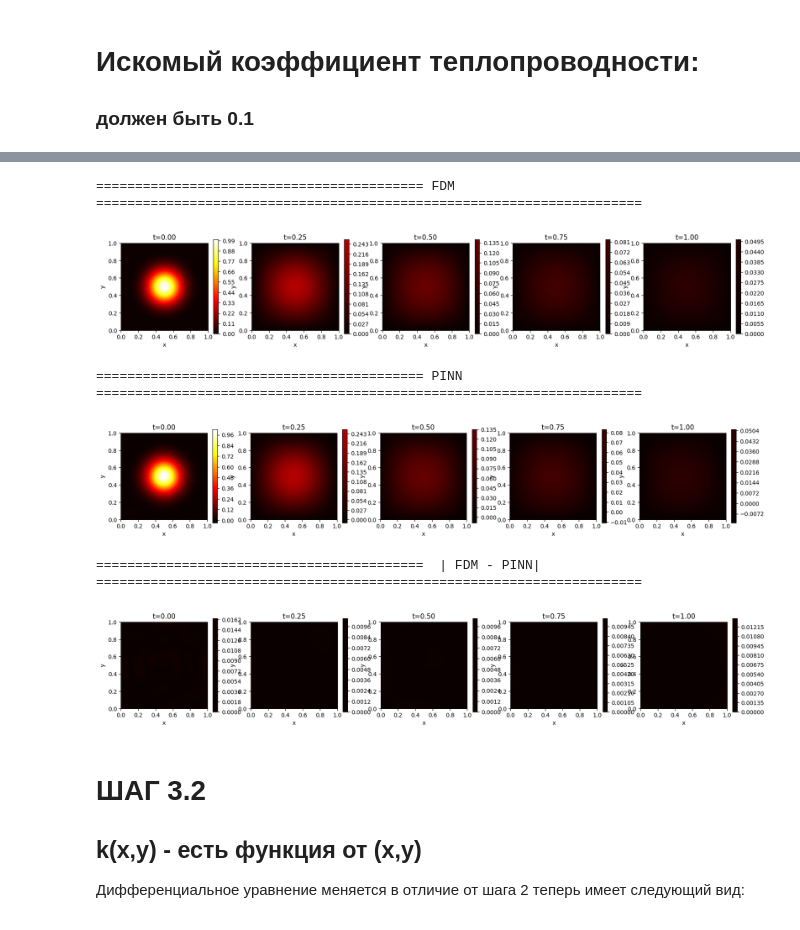
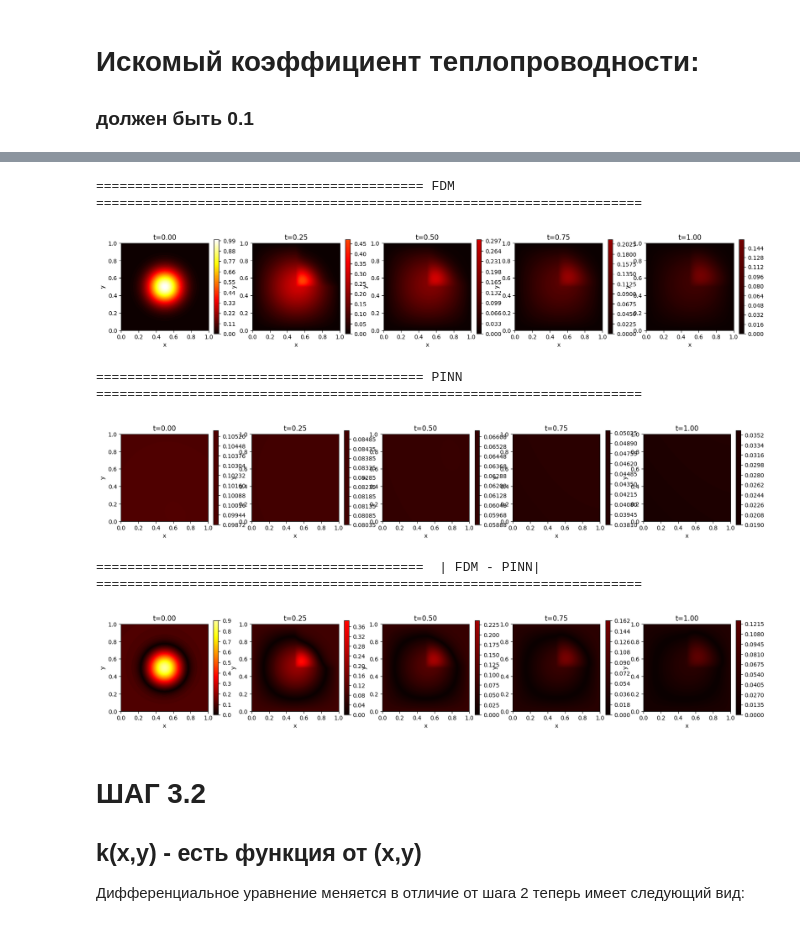
Before and after one commit to kimve1969/msu_ds_pinn_2d_heat, a Jupyter notebook: msu-pinn-2d-heat-v2.ipynb, the cells around one changed output, grey strips where cells are left out. Saved outputs shown, nothing was run; the diff lists cells and outputs as text; code cells hidden in the pictures.

```diff
--- a/msu-pinn-2d-heat-v2.ipynb
+++ b/msu-pinn-2d-heat-v2.ipynb
@@ -349,0 +336,12 @@ plot2d_times(x_grid=X, y_grid=Y, solutions=fdm_solutions, times = fdm_times, sti
+# %%
+# ============
+alpha, X, Y = build_alpha_4gaussian(centers= [[0.25, 0.75],[0.75, 0.75],
+                                        [0.25, 0.25],[0.75, 0.25]],
+                              amplitudes = [0.1, 0.1, 0.1, 0.1],
+                              sigma = 0.1)
+
+alpha, X, Y = build_alpha_4rect(left_up = 0.1, right_up = 0.01,
+                          left_down = 0.1, right_down = 0.1)
+
+# ============ Визуализируем коэффициентов теплопроводности ==============
+plot2d(x_grid=X, y_grid=Y, u_grid=alpha, stitle="alpha")
@@ -533,5 +535,5 @@ def plot_loss_history(loss_history: dict, step: int=200):
 # Обучение PINN
 points_pde, points_bc, points_ic = build_collocation_points(n_pde = 3000, n_bc=5000, n_ic=10000)
 u_net, loss_history = train_pinn_direct(points_pde, points_bc, points_ic,
-                                        alpha = 0.1, num_epochs=2000)
+                                        alpha = 0.1, num_epochs=100)
 # %% [output]
@@ -763,7 +753,7 @@ points_pde, points_bc, points_ic = build_collocation_points(n_pde = 3000, n_bc=5
 # итого получаем точки наблюдений (x,y,t,u) для решения обратной задачи
 points_obs = build_observation_points_by_fdm(x_grid = X, y_grid = Y,
                                              fdm_solutions = fdm_solutions[1:5], # не берем нач.усл-ия
-                                             fdm_tlayers = fdm_save_times[1:5],  # не берем нач.усл-ия
+                                             fdm_tlayers = fdm_times[1:5],  # не берем нач.усл-ия
                                              npoints = 10000)
 # Обучение PINN back
 u_net, alpha_const, loss_history = train_pinn_back_kconst(points_pde = points_pde, points_bc = points_bc,
@@ -771,5 +761,5 @@ u_net, alpha_const, loss_history = train_pinn_back_kconst(points_pde = points_pd
                                                           alpha_beg = 5.0, alpha_epochs = 0.1,
                                                           w_pde = 1.0, w_ic = 10.0,
                                                           w_bc = 1.0, w_data = 30.0,
-                                                          num_epochs = 4000)
+                                                          num_epochs = 100)
 # %% [output]
@@ -805,18 +785,18 @@ tensor(0.0968, device='cuda:0', requires_grad=True)
 # %%
-plot_fdm_hots(X, Y, fdm_solutions, fdm_save_times)
+plot_fdm_hots(X, Y, fdm_solutions, fdm_times)
 # %% [output]
 ========================================== FDM ======================================================================
-[figure, old version]
+[figure, new version]
 # %%
-plot_pinn_hots(X, Y, fdm_solutions, fdm_save_times, u_net)
+plot_pinn_hots(X, Y, fdm_solutions, fdm_times, u_net)
 # %% [output]
 ========================================== PINN ======================================================================
-[figure, old version]
+[figure, new version]
 # %%
-plot_fdm_minus_pinn_hots(X, Y, fdm_solutions, fdm_save_times, u_net)
+plot_fdm_minus_pinn_hots(X, Y, fdm_solutions, fdm_times, u_net)
 # %% [output]
 ==========================================  | FDM - PINN| ======================================================================
-[figure, old version]
+[figure, new version]
 # %% [markdown]
 # ШАГ 3.2
 
```
Also changed, not shown: parts of 19 cells of this notebook.
